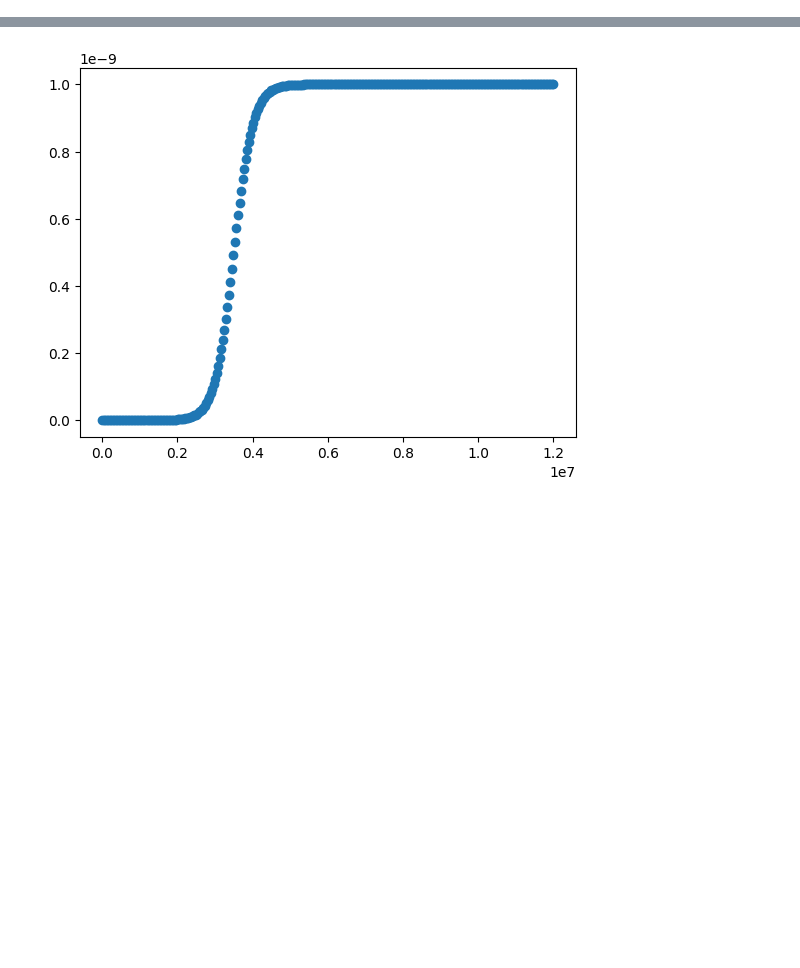
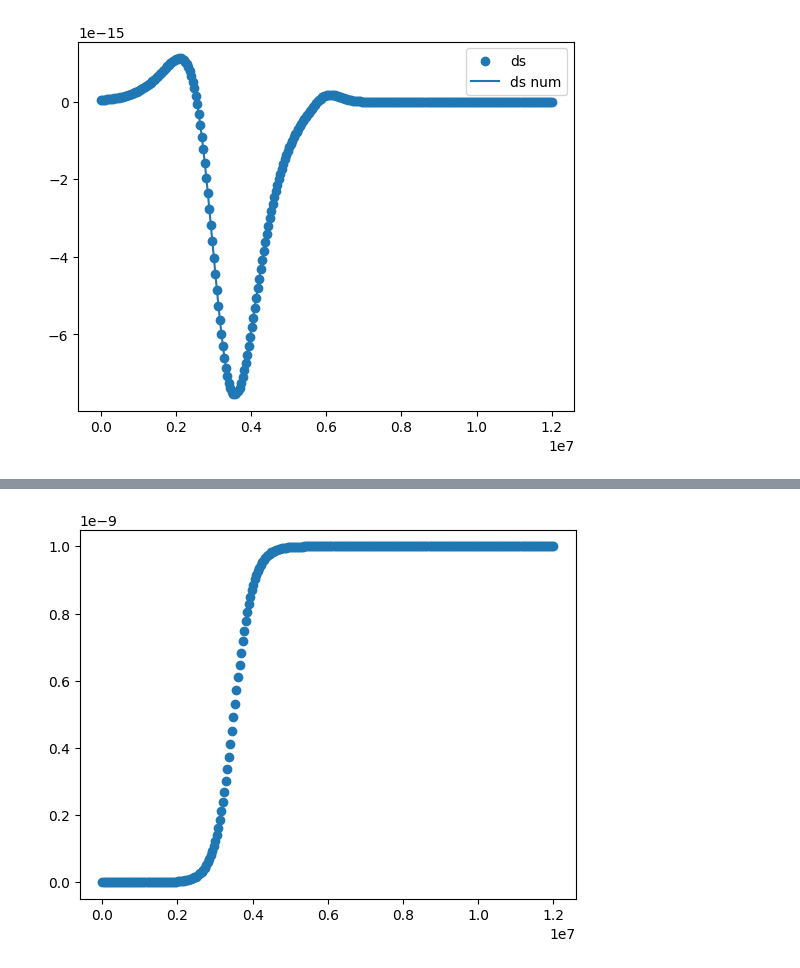
Before and after one commit to Leo-kp/Line_source_SA, a Jupyter notebook: test_s_function.ipynb, the cells around one changed output, grey strips where cells are left out. Drawn from its saved outputs; the diff is of its cells as text; code cells hidden in the pictures; blank space fills up the shorter version.

Commit message:
fixing direction of s(p) function

```diff
--- a/test_s_function.ipynb
+++ b/test_s_function.ipynb
@@ -146,12 +207,15 @@ def calculate_function_k_s_2(factors):
 # %%
 factors={
-         'sf0':8.5e-11,
-         's_plat': 1.0e-8,
-         'pjack':3.5e6,
+         'sf0': 1.0e-8,
+         's_plat': 8.5e-11,
+         'pjack':3.1e6,
+         'ptail':6e6,
          'wr':0.5e6,
          'w_spike': 1.0e6,
+         'w_tail': 0.5e6,
          'L':1.0,
-         'b_spike': 0.5,
+         'a_spike': 0.5,
+         'b_tail': 2,
          'k01':2e-14,
          'k02':1.0e-9,
          'sma':1.0e-10,
@@ -160,4 +224,17 @@ factors={
          'p2':12.0e6,
          'keff':1.0
 }
+# %%
+prev, s, ds, ds_num= calculate_function_k_s_2(factors)
+
+# plt.plot(prev,s, label= "s")
+plt.scatter(prev,ds, label = "ds")
+plt.plot(prev,ds_num, label = "ds num")
+
+
+
+plt.legend()
+plt.pause(1)
+# %% [output]
+[figure, added]
 # %%
```
Also changed, not shown: parts of 5 cells of this notebook.
